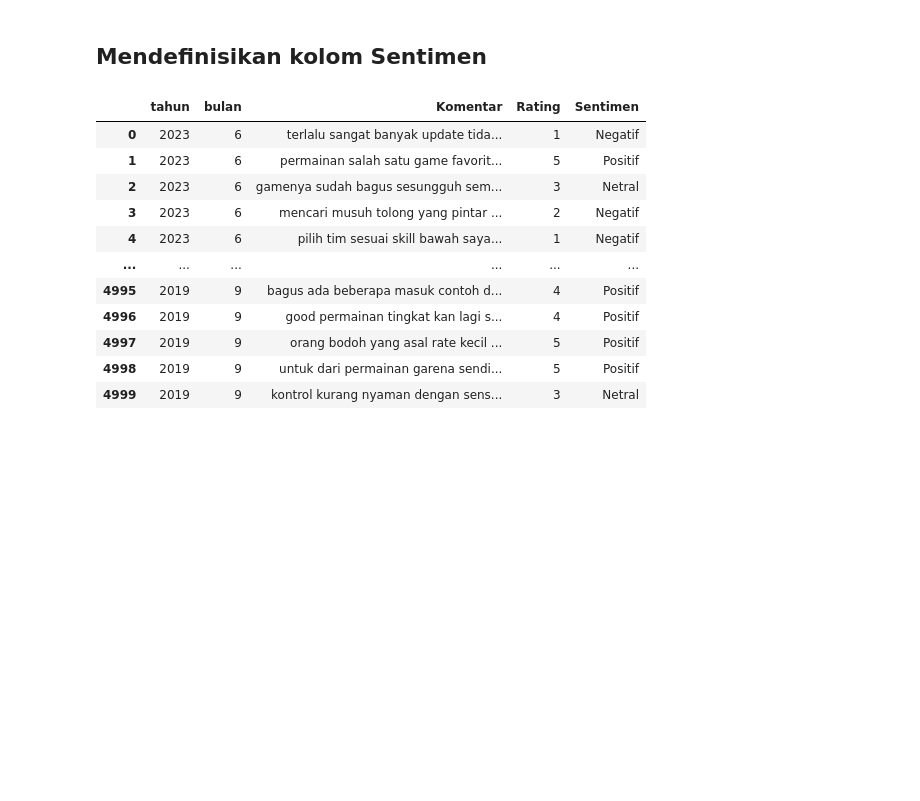
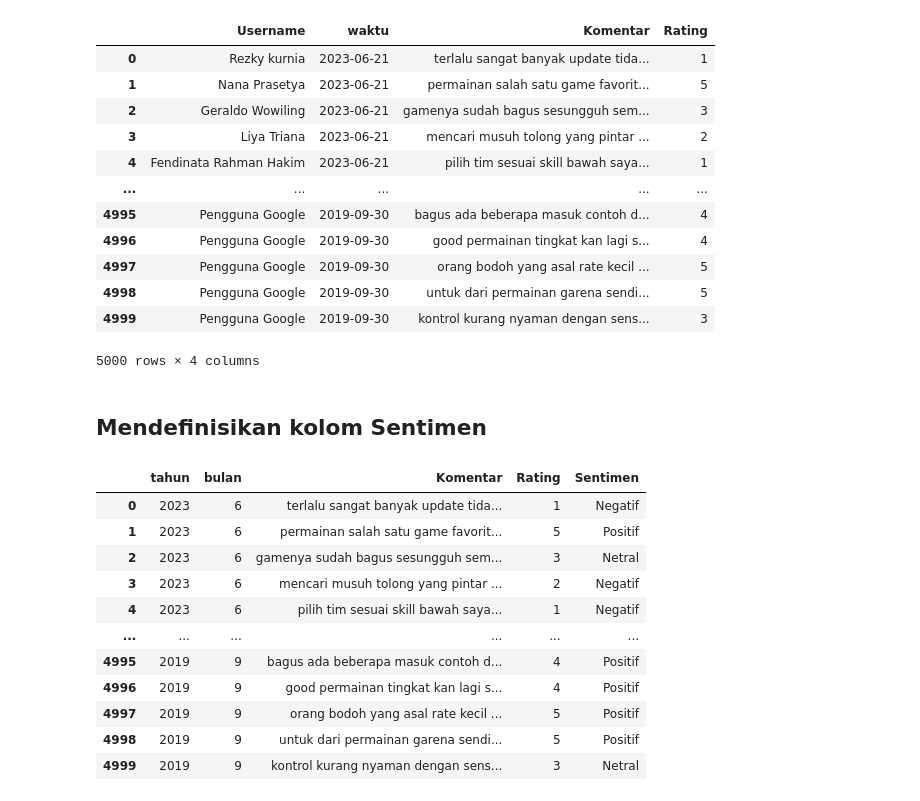
Before and after one commit to AlifianFatahillah/Scaraping-data, a Jupyter notebook: Model_game.ipynb, the cells around one changed output. Drawn from its saved outputs; the diff is of its cells as text; code cells hidden in the pictures; blank space fills up the shorter version.

```diff
--- a/Model_game.ipynb
+++ b/Model_game.ipynb
@@ -5,6 +5,22 @@ import numpy as np
 df_COD = pd.read_csv(r'C:\Users\Asani\Python\.vscode\Tugas\Data_COD.csv')
 df_FF = pd.read_csv(r'C:\Users\Asani\Python\.vscode\Tugas\Data_FF.csv')
 df_PUBG = pd.read_csv(r'C:\Users\Asani\Python\.vscode\Tugas\Data_PUBG.csv')
+# %%
+df_COD
+# %% [output]
+|  | Username | waktu | Komentar | Rating |
+| 0 | Rezky kurnia | 2023-06-21 | terlalu sangat banyak update tida... | 1 |
+| 1 | Nana Prasetya | 2023-06-21 | permainan salah satu game favorit... | 5 |
+| 2 | Geraldo Wowiling | 2023-06-21 | gamenya sudah bagus sesungguh sem... | 3 |
+| 3 | Liya Triana | 2023-06-21 | mencari musuh tolong yang pintar ... | 2 |
+| 4 | Fendinata Rahman Hakim | 2023-06-21 | pilih tim sesuai skill bawah saya... | 1 |
+| ... | ... | ... | ... | ... |
+| 4995 | Pengguna Google | 2019-09-30 | bagus ada beberapa masuk contoh d... | 4 |
+| 4996 | Pengguna Google | 2019-09-30 | good permainan tingkat kan lagi s... | 4 |
+| 4997 | Pengguna Google | 2019-09-30 | orang bodoh yang asal rate kecil ... | 5 |
+| 4998 | Pengguna Google | 2019-09-30 | untuk dari permainan garena sendi... | 5 |
+| 4999 | Pengguna Google | 2019-09-30 | kontrol kurang nyaman dengan sens... | 3 |
+5000 rows × 4 columns
 # %%
 # Menggabungkan ketiga dataset dalam satu list
 datasets = [df_COD, df_FF, df_PUBG]
```
Also changed, not shown: parts of 29 cells of this notebook.
